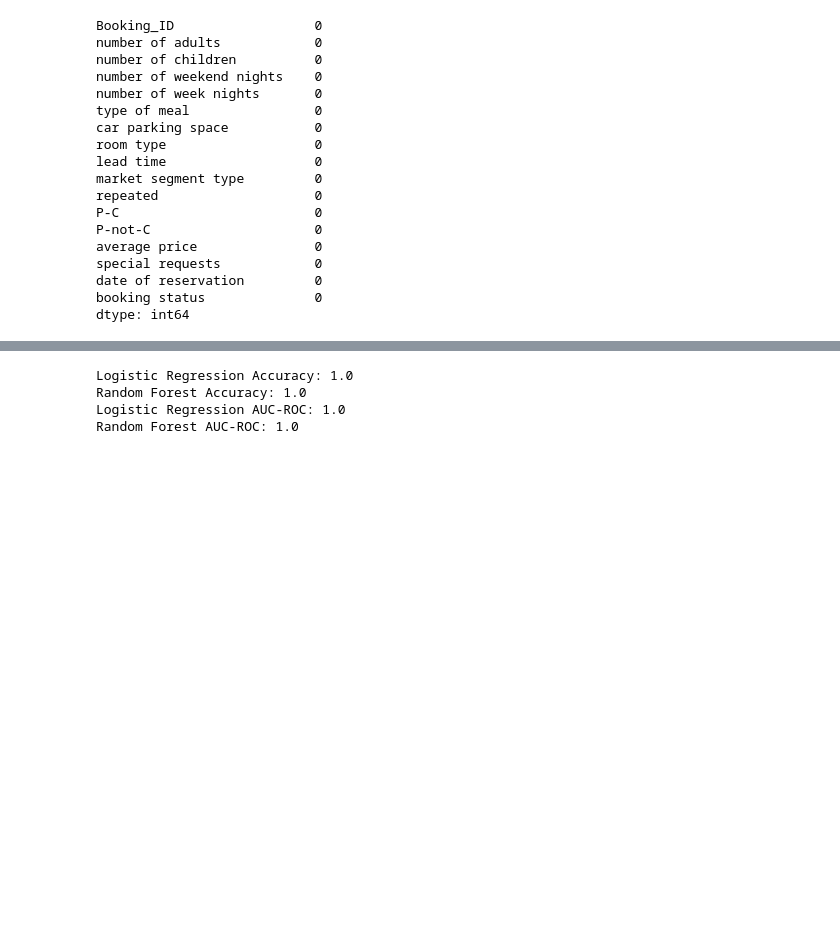
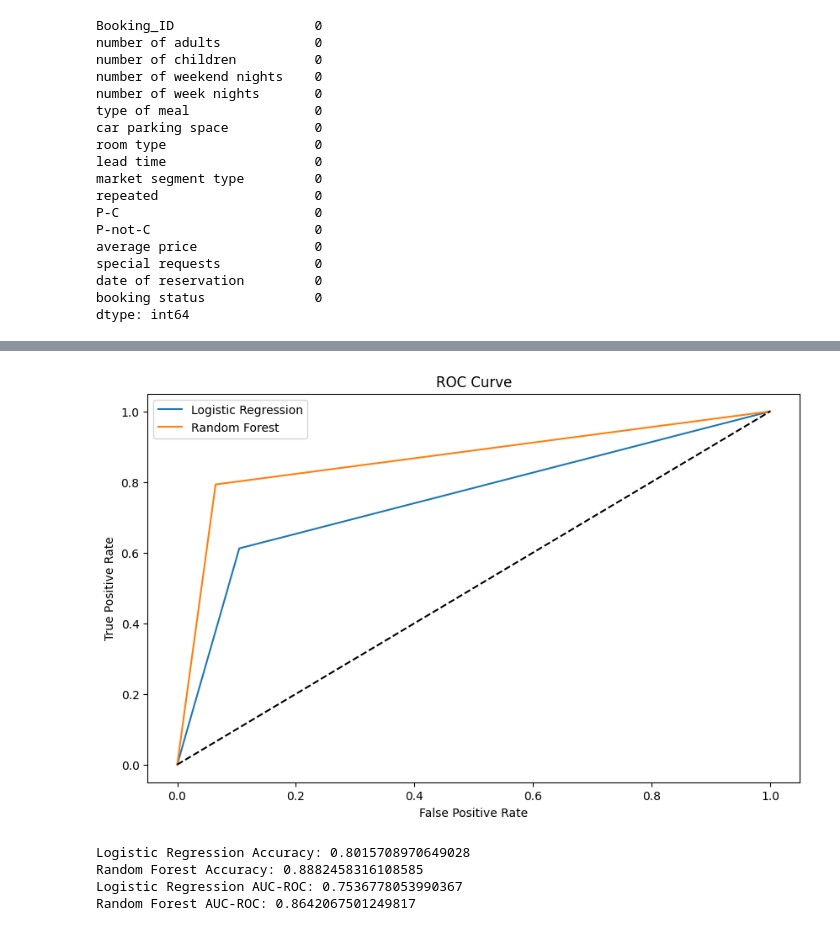
Before and after one commit to Nengock/hotel-booking-cancelation, a Jupyter notebook: Hotel_Booking_Cancellation_Prediction.ipynb, the cells around one changed output, grey strips where cells are left out. Saved outputs shown, nothing was run; the diff lists cells and outputs as text; code cells hidden in the pictures; blank space fills up the shorter version.

```diff
--- a/Hotel_Booking_Cancellation_Prediction.ipynb
+++ b/Hotel_Booking_Cancellation_Prediction.ipynb
@@ -127,34 +143,50 @@ plt.show()
 # %%
 # Model Building
 from sklearn.model_selection import train_test_split
 from sklearn.linear_model import LogisticRegression
 from sklearn.ensemble import RandomForestClassifier
 from sklearn.metrics import accuracy_score, roc_auc_score
 from sklearn.metrics import roc_curve
 
 # Drop the Booking_ID and date of reservation columns as they are not needed for numerical analysis
-X = df.drop(['booking status_Canceled', 'Booking_ID', 'date of reservation'], axis=1)
-y = df['booking status_Canceled']
+X = df.drop(['canceled', 'Booking_ID', 'date of reservation', 'booking status'], axis=1)
+y = df['canceled']
 X_train, X_test, y_train, y_test = train_test_split(X, y, test_size=0.2, random_state=42)
 
 # Train classification models
-log_reg = LogisticRegression(max_iter=1000)
+log_reg = LogisticRegression(max_iter=5000)
 log_reg.fit(X_train, y_train)
 rf_clf = RandomForestClassifier(n_estimators=100)
 rf_clf.fit(X_train, y_train)
 
 # Evaluate model performance
 log_reg_pred = log_reg.predict(X_test)
 rf_clf_pred = rf_clf.predict(X_test)
+
+# Calculate ROC curve
+log_reg_fpr, log_reg_tpr, _ = roc_curve(y_test, log_reg_pred)
+rf_clf_fpr, rf_clf_tpr, _ = roc_curve(y_test, rf_clf_pred)
+
+# Plot ROC curve
+plt.figure(figsize=(10, 6))
+plt.plot(log_reg_fpr, log_reg_tpr, label='Logistic Regression')
+plt.plot(rf_clf_fpr, rf_clf_tpr, label='Random Forest')
+plt.plot([0, 1], [0, 1], 'k--')  # Diagonal line
+plt.xlabel('False Positive Rate')
+plt.ylabel('True Positive Rate')
+plt.title('ROC Curve')
+plt.legend()
+plt.show()
 print('Logistic Regression Accuracy:', accuracy_score(y_test, log_reg_pred))
 print('Random Forest Accuracy:', accuracy_score(y_test, rf_clf_pred))
 print('Logistic Regression AUC-ROC:', roc_auc_score(y_test, log_reg_pred))
 print('Random Forest AUC-ROC:', roc_auc_score(y_test, rf_clf_pred))
 # %% [output]
+[figure, added]
-Logistic Regression Accuracy: 1.0
-Random Forest Accuracy: 1.0
-Logistic Regression AUC-ROC: 1.0
-Random Forest AUC-ROC: 1.0
+Logistic Regression Accuracy: 0.8015708970649028
+Random Forest Accuracy: 0.8882458316108585
+Logistic Regression AUC-ROC: 0.7536778053990367
+Random Forest AUC-ROC: 0.8642067501249817
 # %%
 # Model Interpretation
 importances = rf_clf.feature_importances_
```
Also changed, not shown: parts of 7 cells of this notebook.
